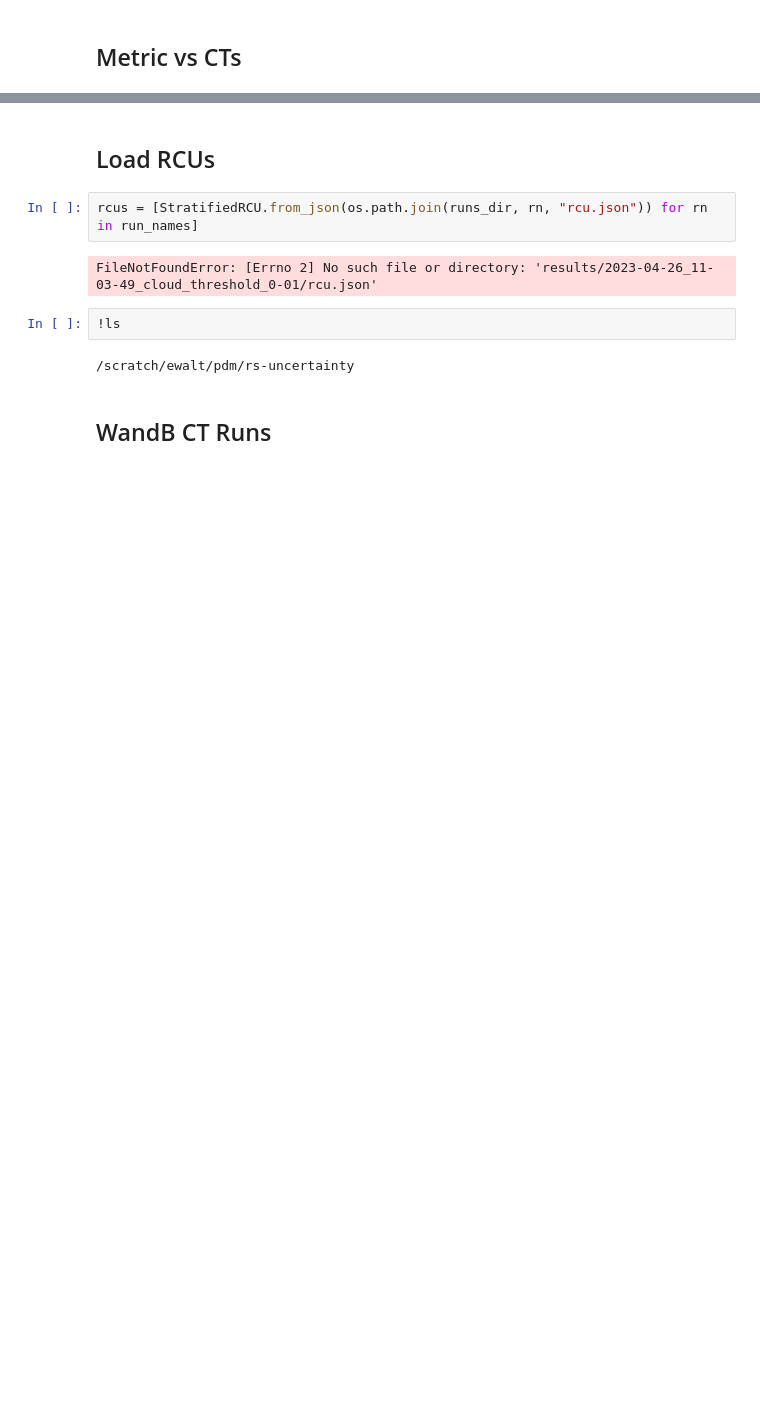
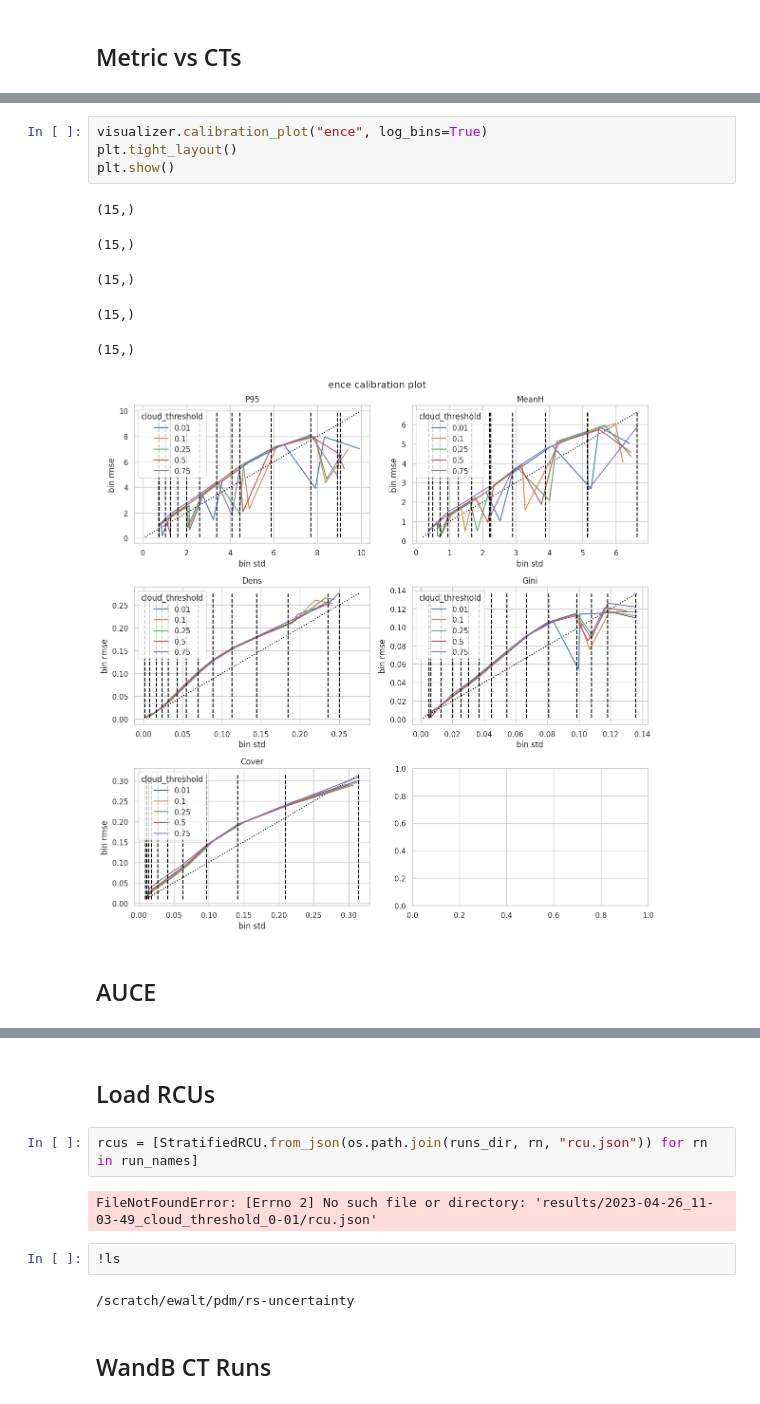
Before and after one commit to eliotwalt/rs-uncertainty, a Jupyter notebook: notebooks/plot_CTs.ipynb, the cells around one changed output, grey strips where cells are left out. Cells and saved outputs as stored; diff of their text form; blank space fills up the shorter version.

```diff
--- a/notebooks/plot_CTs.ipynb
+++ b/notebooks/plot_CTs.ipynb
@@ -147,0 +136,13 @@ plt.show()
+# %%
+visualizer.calibration_plot("ence", log_bins=True)
+plt.tight_layout()
+plt.show()
+# %% [output]
+(15,)
+(15,)
+(15,)
+(15,)
+(15,)
+[figure, added]
+# %% [markdown]
+## AUCE
```
Also changed, not shown: parts of 28 cells of this notebook, 12 other files.
